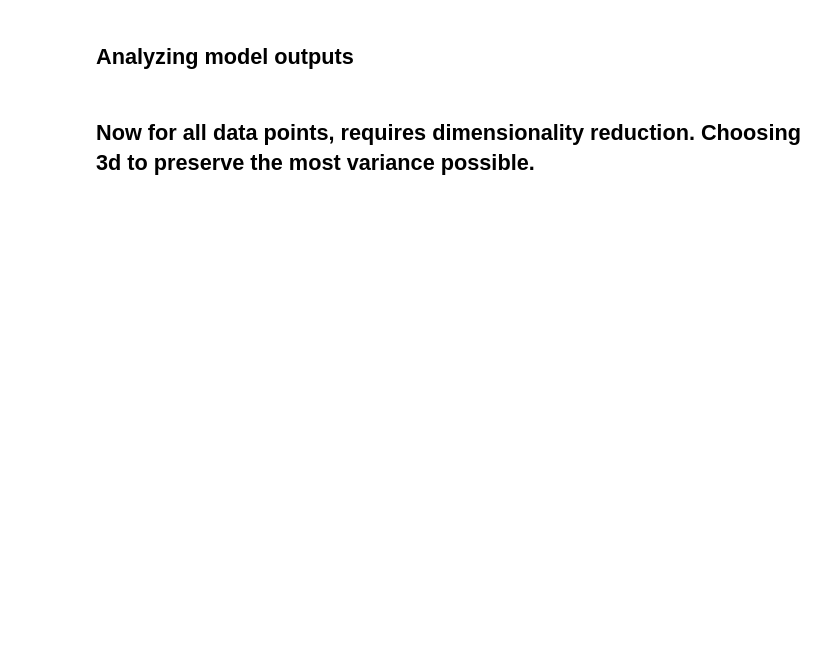
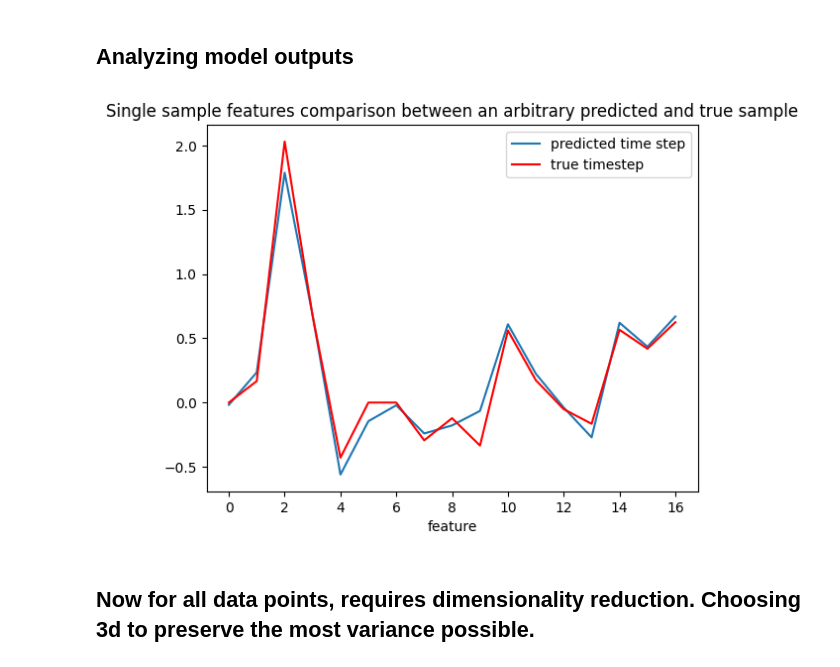
Before and after one commit to KirillVishnyakov/Architectural-Biases-in-Time-Series-Anomaly-Detection, a Jupyter notebook: execution_notebook.ipynb, the cells around one changed output. Drawn from its saved outputs; the diff is of its cells as text; code cells hidden in the pictures; blank space fills up the shorter version.

```diff
--- a/execution_notebook.ipynb
+++ b/execution_notebook.ipynb
@@ -37,8 +43,9 @@ base_config = load_config("/kaggle/working/Architectural-Biases-in-Time-Series-A
 # %%
 num_layers_list = [1, 2, 3]
 lr_list = [1e-3, 5e-4]
-batch_sizes = [10, 20, 30]
-dropouts = [0.0, 0.1, 0.3]
+batch_sizes = [5, 10, 20, 30]
+dropouts = [0.0, 0.1, 0.25]
+
 training_results = dict()
 
 for nl, lr, bs, dr in product(num_layers_list, lr_list, batch_sizes, dropouts):
@@ -53,3 +60,4 @@ for nl, lr, bs, dr in product(num_layers_list, lr_list, batch_sizes, dropouts):
     model = myLSTM(**config["model"]).to(device)
     training_results[config["experiment_name"]] = \
     train.train_lstm(model, config["experiment_name"], train_dataset, test_dataset, **config["training"])
+    print()
@@ -64,16 +76,19 @@ plt.show()
 # %% [markdown]
 ## Analyzing model outputs
 # %%
+model.load_state_dict(training_results['l1_lr0.001_bs10_dr0.1'][0])
 with torch.no_grad():
-    random_idx = 2000
+    random_idx = 1000
     random_pred = model(test_dataset[random_idx][0].unsqueeze(dim = 0))
     real = test_dataset[random_idx][1]
 plt.plot(random_pred.cpu().detach().numpy()[0], label = "predicted time step")
 plt.plot(real.cpu().detach().numpy(), c = "red", label = "true timestep")
 plt.xlabel("feature")
 plt.legend()
 plt.title("Single sample features comparison between an arbitrary predicted and true sample")
 plt.show()
+# %% [output]
+[figure, added]
 # %% [markdown]
 ## Now for all data points, requires dimensionality reduction. Choosing 3d to preserve the most variance possible.
 # %%
```
Also changed, not shown: parts of 6 cells of this notebook, 2 other files.
